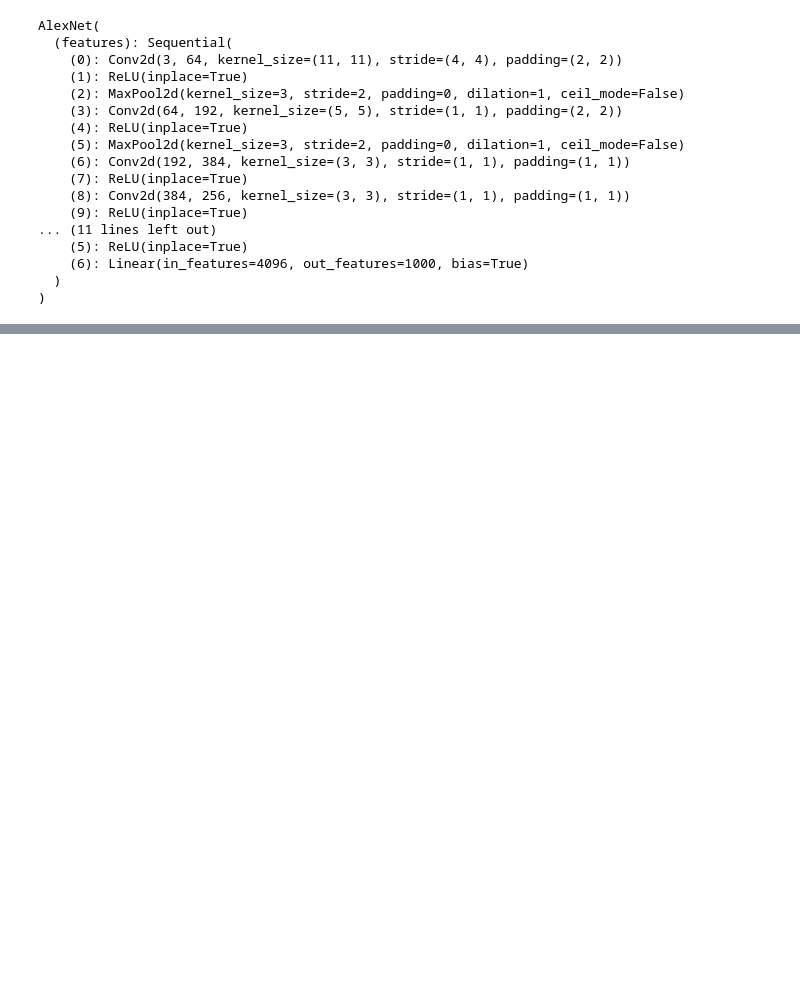
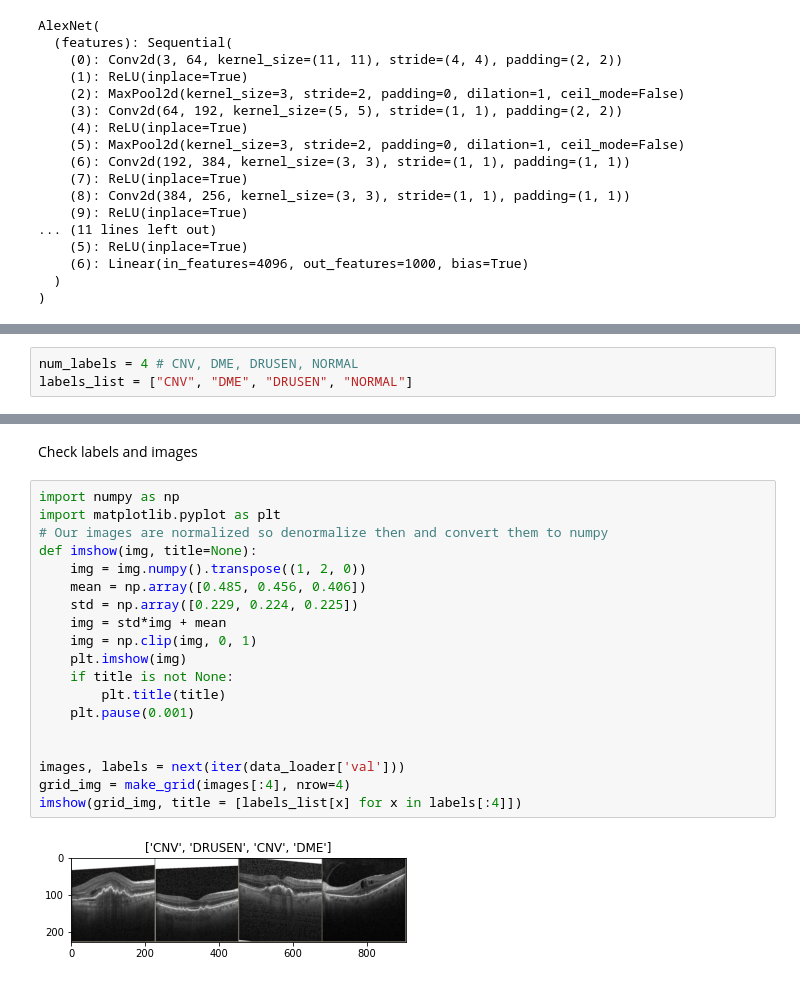
Before and after one commit to HpcDataLab/DL_ENESJ_IMO, a Jupyter notebook: AlexNet.ipynb, the cells around one changed output, grey strips where cells are left out. Drawn from its saved outputs; the diff is of its cells as text; blank space fills up the shorter version.

Commit message:
Remove example. Add reading and transforming data with resize and labels

```diff
--- a/AlexNet.ipynb
+++ b/AlexNet.ipynb
@@ -125,0 +47,3 @@ Arctic fox 0.012450180947780609
+# %%
+num_labels = 4 # CNV, DME, DRUSEN, NORMAL
+labels_list = ["CNV", "DME", "DRUSEN", "NORMAL"]
@@ -125,0 +94,23 @@ Arctic fox 0.012450180947780609
+# %% [markdown]
+Check labels and images
+# %%
+import numpy as np
+import matplotlib.pyplot as plt
+# Our images are normalized so denormalize then and convert them to numpy
+def imshow(img, title=None):
+    img = img.numpy().transpose((1, 2, 0))
+    mean = np.array([0.485, 0.456, 0.406])
+    std = np.array([0.229, 0.224, 0.225])
+    img = std*img + mean
+    img = np.clip(img, 0, 1)
+    plt.imshow(img)
+    if title is not None:
+        plt.title(title)
+    plt.pause(0.001)
+
+
+images, labels = next(iter(data_loader['val']))
+grid_img = make_grid(images[:4], nrow=4)
+imshow(grid_img, title = [labels_list[x] for x in labels[:4]])
+# %% [output]
+[figure, added]
```
Also changed, not shown: parts of 13 cells of this notebook, 2 other files.
